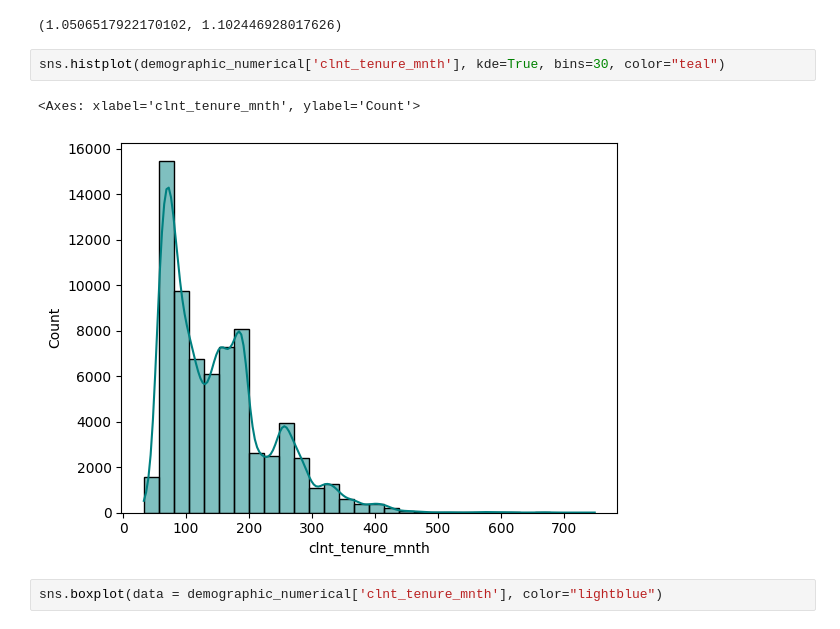
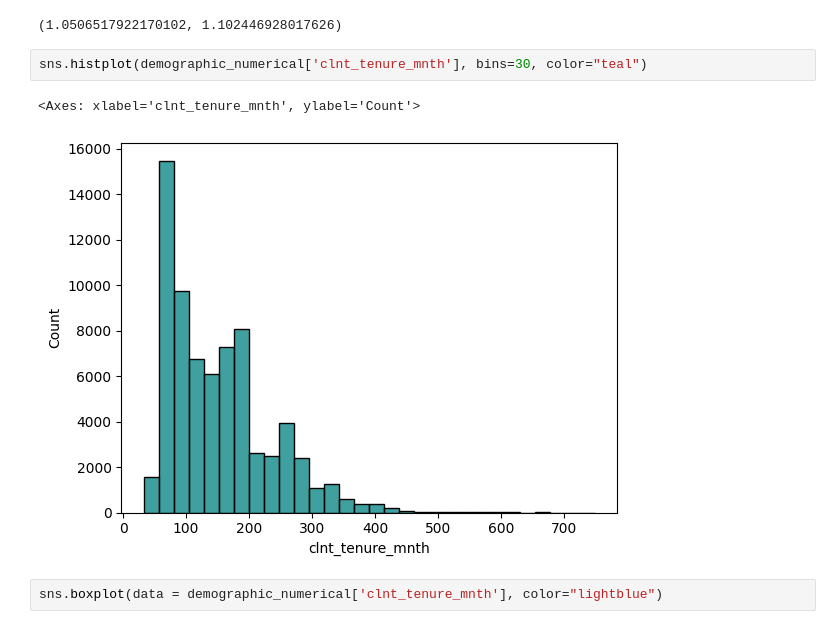
Before and after one commit to bfranx62/Ironhack-EDA-Project, a Jupyter notebook: main.ipynb, the cells around one changed output. Drawn from its saved outputs; the diff is of its cells as text.

```diff
--- a/main.ipynb
+++ b/main.ipynb
@@ -316,10 +316,10 @@ month_tenure_skewness, month_tenure_kurtosis
 # %% [output]
 (1.0506517922170102, 1.102446928017626)
 # %%
-sns.histplot(demographic_numerical['clnt_tenure_mnth'], kde=True, bins=30, color="teal")
+sns.histplot(demographic_numerical['clnt_tenure_mnth'], bins=30, color="teal")
 # %% [output]
 <Axes: xlabel='clnt_tenure_mnth', ylabel='Count'>
-[figure, old version]
+[figure, new version]
 # %%
 sns.boxplot(data = demographic_numerical['clnt_tenure_mnth'], color="lightblue")
 # %% [output]
```
Also changed, not shown: parts of 2 cells of this notebook.
